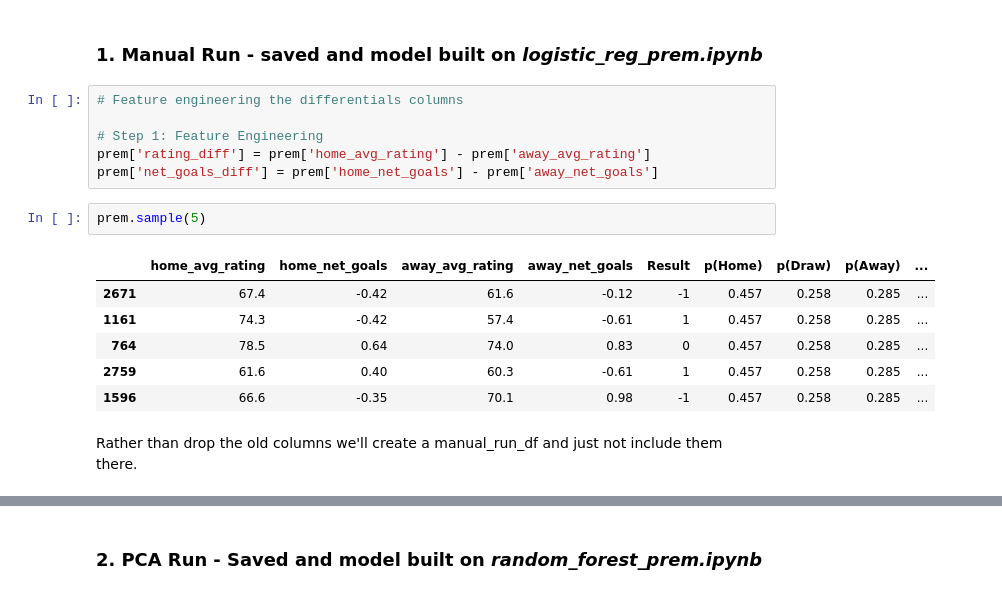
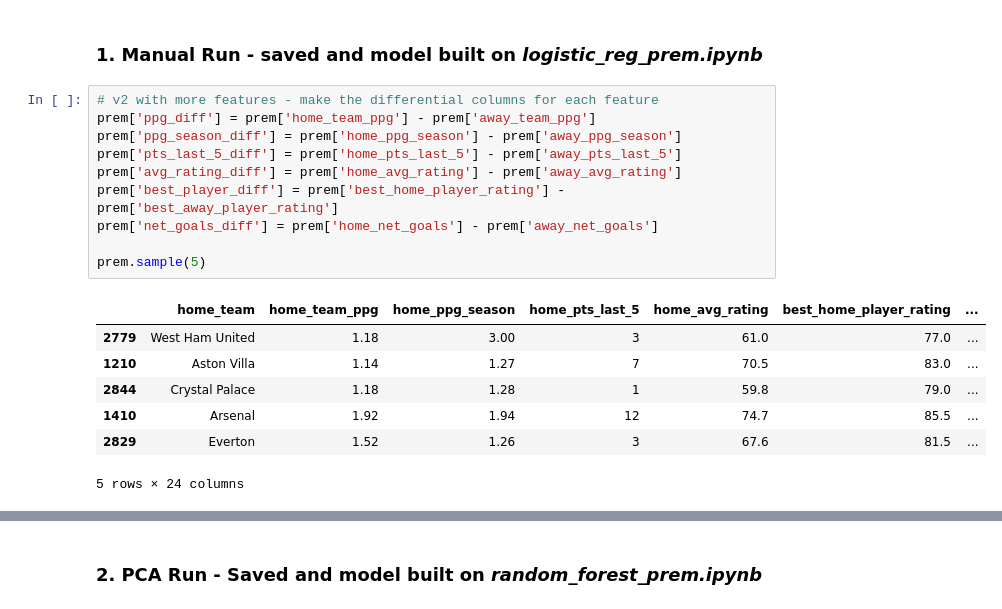
Before and after one commit to tjjdoherty/football-project-mvp, a Jupyter notebook: intro_clean_eda.ipynb, the cells around one changed output, grey strips where cells are left out. Cells and saved outputs as stored; diff of their text form.

Commit message:
made v2 dataframes to train the models

```diff
--- a/intro_clean_eda.ipynb
+++ b/intro_clean_eda.ipynb
@@ -2841,20 +2844,21 @@ If the performance here is poor, we can fall back on PC1, 2 and 3 and make anoth
 2. PCA run with PC1-3 and prior probabilities using another algorithm (possibly random forest?). We'll add the PCA columns and save a separate csv for this separate model building in another workbook.
 # %% [markdown]
 ### 1. Manual Run - saved and model built on *logistic_reg_prem.ipynb*
-# %%
-# Feature engineering the differentials columns
-
-# Step 1: Feature Engineering
-prem['rating_diff'] = prem['home_avg_rating'] - prem['away_avg_rating']
-prem['net_goals_diff'] = prem['home_net_goals'] - prem['away_net_goals']
-# %%
-prem.sample(5)
-# %% [output]
-|  | home_avg_rating | home_net_goals | away_avg_rating | away_net_goals | Result | p(Home) | p(Draw) | p(Away) | ... |
-| 2671 | 67.4 | -0.42 | 61.6 | -0.12 | -1 | 0.457 | 0.258 | 0.285 | ... |
-| 1161 | 74.3 | -0.42 | 57.4 | -0.61 | 1 | 0.457 | 0.258 | 0.285 | ... |
-| 764 | 78.5 | 0.64 | 74.0 | 0.83 | 0 | 0.457 | 0.258 | 0.285 | ... |
-| 2759 | 61.6 | 0.40 | 60.3 | -0.61 | 1 | 0.457 | 0.258 | 0.285 | ... |
-| 1596 | 66.6 | -0.35 | 70.1 | 0.98 | -1 | 0.457 | 0.258 | 0.285 | ... |
-# %% [markdown]
-Rather than drop the old columns we'll create a manual_run_df and just not include them there.
+# %%
+# v2 with more features - make the differential columns for each feature
+prem['ppg_diff'] = prem['home_team_ppg'] - prem['away_team_ppg']
+prem['ppg_season_diff'] = prem['home_ppg_season'] - prem['away_ppg_season']
+prem['pts_last_5_diff'] = prem['home_pts_last_5'] - prem['away_pts_last_5']
+prem['avg_rating_diff'] = prem['home_avg_rating'] - prem['away_avg_rating']
+prem['best_player_diff'] = prem['best_home_player_rating'] - prem['best_away_player_rating']
+prem['net_goals_diff'] = prem['home_net_goals'] - prem['away_net_goals']
+
+prem.sample(5)
+# %% [output]
+|  | home_team | home_team_ppg | home_ppg_season | home_pts_last_5 | home_avg_rating | best_home_player_rating | ... |
+| 2779 | West Ham United | 1.18 | 3.00 | 3 | 61.0 | 77.0 | ... |
+| 1210 | Aston Villa | 1.14 | 1.27 | 7 | 70.5 | 83.0 | ... |
+| 2844 | Crystal Palace | 1.18 | 1.28 | 1 | 59.8 | 79.0 | ... |
+| 1410 | Arsenal | 1.92 | 1.94 | 12 | 74.7 | 85.5 | ... |
+| 2829 | Everton | 1.52 | 1.26 | 3 | 67.6 | 81.5 | ... |
+5 rows × 24 columns
```
Also changed, not shown: parts of 12 cells of this notebook, 3 other files.
